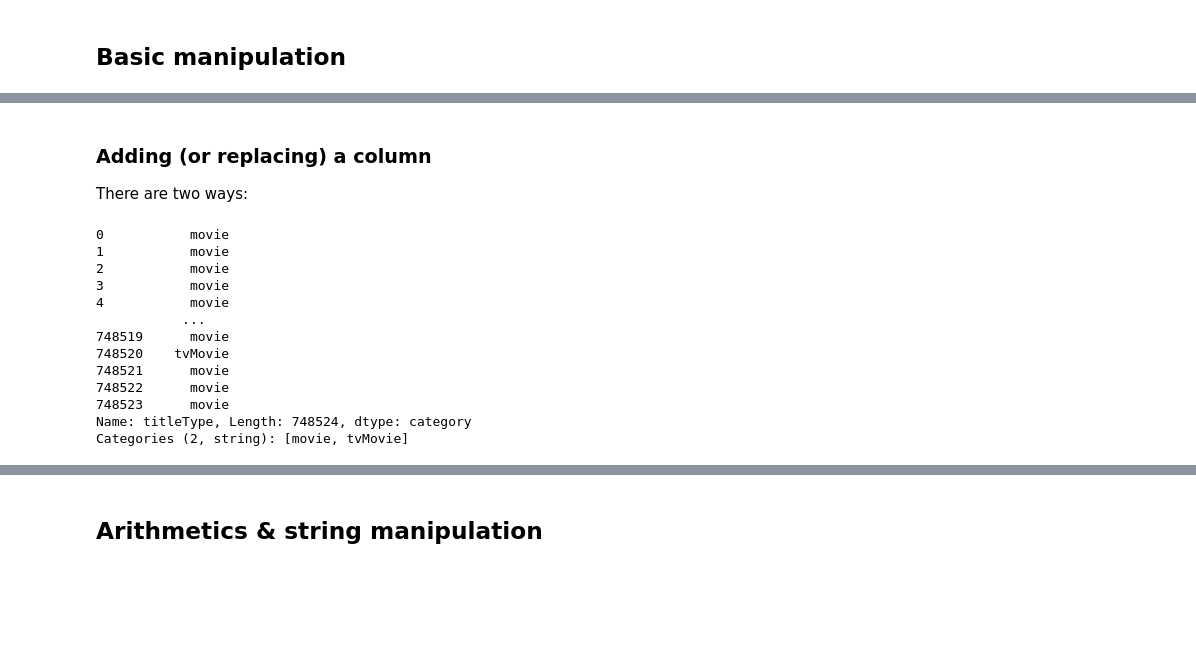
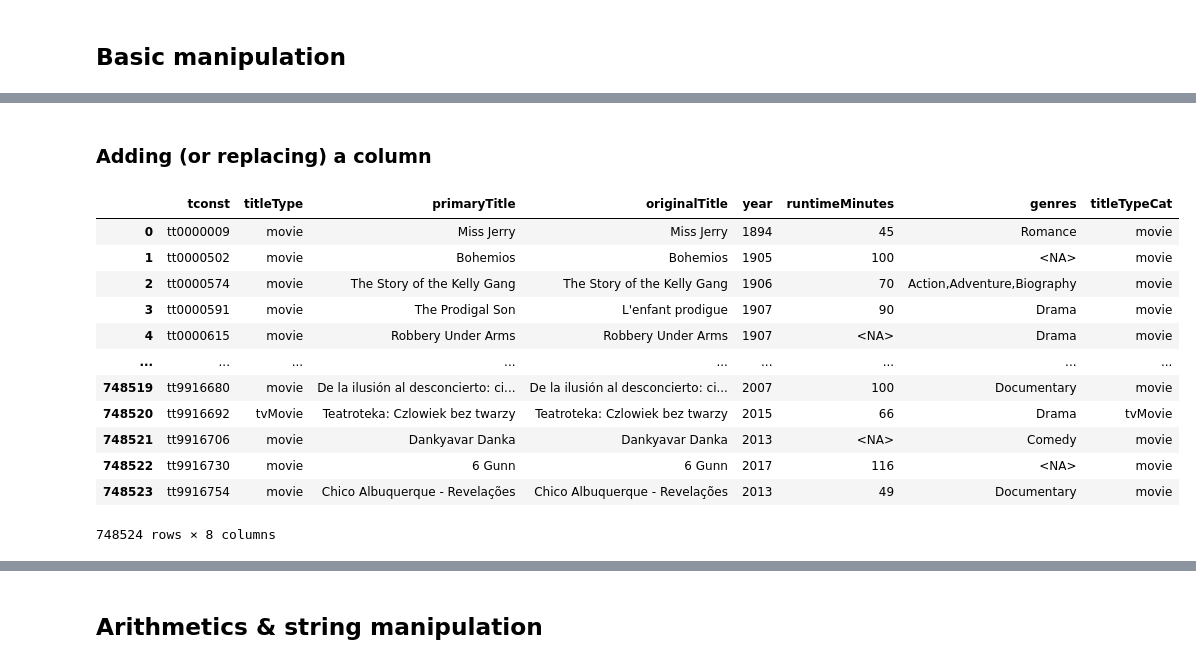
Before and after one commit to janpipek/pandas-watching-movies, a Jupyter notebook: notebooks/pandas-data-manipulation.ipynb, the cells around one changed output, grey strips where cells are left out. Saved outputs shown, nothing was run; the diff lists cells and outputs as text; code cells hidden in the pictures; blank space fills up the shorter version.

```diff
--- a/notebooks/pandas-data-manipulation.ipynb
+++ b/notebooks/pandas-data-manipulation.ipynb
@@ -73,4 +114,2 @@ Name: genres, Length: 1458, dtype: Int64
 # %% [markdown]
 ### Adding (or replacing) a column
-
-There are two ways:
@@ -80,16 +116,19 @@ movie_copy[""]
-# %%
-movie_titles["titleType"].astype("category")
-# %% [output]
-0           movie
-1           movie
-2           movie
-3           movie
-4           movie
-           ...
-748519      movie
-748520    tvMovie
-748521      movie
-748522      movie
-748523      movie
-Name: titleType, Length: 748524, dtype: category
-Categories (2, string): [movie, tvMovie]
+# %%
+# Destructive way
+movie_copy = movie_titles.copy()  # We want to operate on a new object.
+movie_copy["titleTypeCat"] = movie_titles["titleType"].astype("category")
+movie_copy
+# %% [output]
+|  | tconst | titleType | primaryTitle | originalTitle | year | runtimeMinutes | genres | titleTypeCat |
+| 0 | tt0000009 | movie | Miss Jerry | Miss Jerry | 1894 | 45 | Romance | movie |
+| 1 | tt0000502 | movie | Bohemios | Bohemios | 1905 | 100 | <NA> | movie |
+| 2 | tt0000574 | movie | The Story of the Kelly Gang | The Story of the Kelly Gang | 1906 | 70 | Action,Adventure,Biography | movie |
+| 3 | tt0000591 | movie | The Prodigal Son | L'enfant prodigue | 1907 | 90 | Drama | movie |
+| 4 | tt0000615 | movie | Robbery Under Arms | Robbery Under Arms | 1907 | <NA> | Drama | movie |
+| ... | ... | ... | ... | ... | ... | ... | ... | ... |
+| 748519 | tt9916680 | movie | De la ilusión al desconcierto: ci... | De la ilusión al desconcierto: ci... | 2007 | 100 | Documentary | movie |
+| 748520 | tt9916692 | tvMovie | Teatroteka: Czlowiek bez twarzy | Teatroteka: Czlowiek bez twarzy | 2015 | 66 | Drama | tvMovie |
+| 748521 | tt9916706 | movie | Dankyavar Danka | Dankyavar Danka | 2013 | <NA> | Comedy | movie |
+| 748522 | tt9916730 | movie | 6 Gunn | 6 Gunn | 2017 | 116 | <NA> | movie |
+| 748523 | tt9916754 | movie | Chico Albuquerque - Revelações | Chico Albuquerque - Revelações | 2013 | 49 | Documentary | movie |
+748524 rows × 8 columns
```
Also changed, not shown: parts of 47 cells of this notebook.
